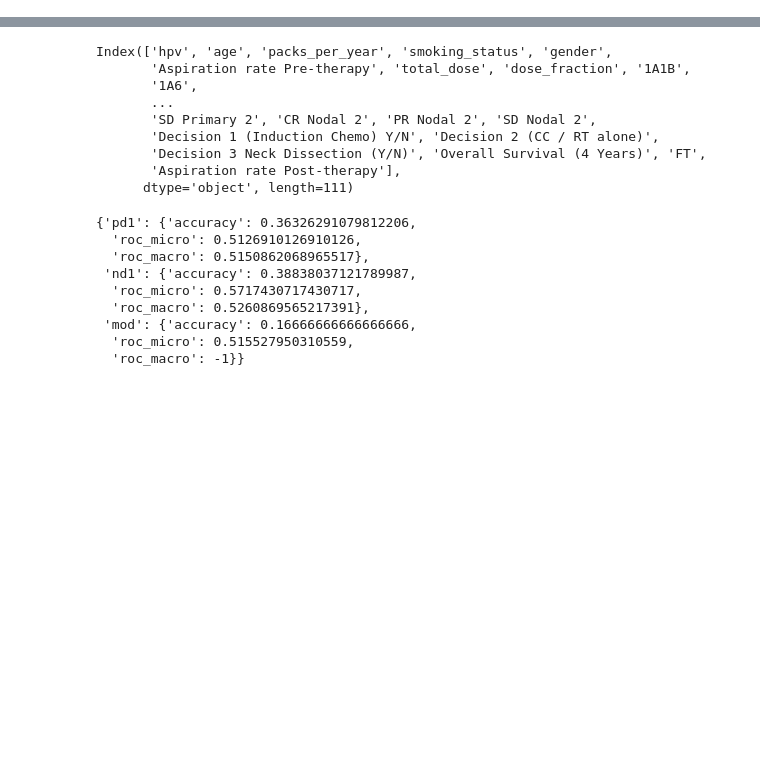
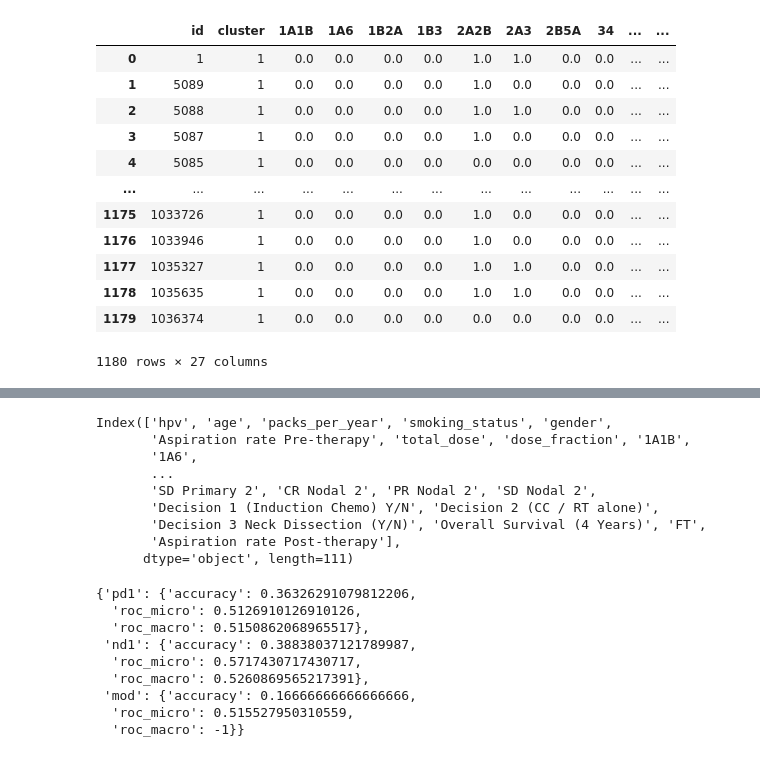
Before and after one commit to uic-evl/DigitalTwinVis, a Jupyter notebook: python/Preprocessing.ipynb, the cells around one changed output, grey strips where cells are left out. Saved outputs shown, nothing was run; the diff lists cells and outputs as text; code cells hidden in the pictures; blank space fills up the shorter version.

```diff
--- a/python/Preprocessing.ipynb
+++ b/python/Preprocessing.ipynb
@@ -15,0 +18,16 @@ pd.set_option('display.max_rows', 200)
+# %%
+pd.read_csv('../data/digital_twin_ln_data.csv')
+# %% [output]
+|  | id | cluster | 1A1B | 1A6 | 1B2A | 1B3 | 2A2B | 2A3 | 2B5A | 34 | ... | ... |
+| 0 | 1 | 1 | 0.0 | 0.0 | 0.0 | 0.0 | 1.0 | 1.0 | 0.0 | 0.0 | ... | ... |
+| 1 | 5089 | 1 | 0.0 | 0.0 | 0.0 | 0.0 | 1.0 | 0.0 | 0.0 | 0.0 | ... | ... |
+| 2 | 5088 | 1 | 0.0 | 0.0 | 0.0 | 0.0 | 1.0 | 1.0 | 0.0 | 0.0 | ... | ... |
+| 3 | 5087 | 1 | 0.0 | 0.0 | 0.0 | 0.0 | 1.0 | 0.0 | 0.0 | 0.0 | ... | ... |
+| 4 | 5085 | 1 | 0.0 | 0.0 | 0.0 | 0.0 | 0.0 | 0.0 | 0.0 | 0.0 | ... | ... |
+| ... | ... | ... | ... | ... | ... | ... | ... | ... | ... | ... | ... | ... |
+| 1175 | 1033726 | 1 | 0.0 | 0.0 | 0.0 | 0.0 | 1.0 | 0.0 | 0.0 | 0.0 | ... | ... |
+| 1176 | 1033946 | 1 | 0.0 | 0.0 | 0.0 | 0.0 | 1.0 | 0.0 | 0.0 | 0.0 | ... | ... |
+| 1177 | 1035327 | 1 | 0.0 | 0.0 | 0.0 | 0.0 | 1.0 | 1.0 | 0.0 | 0.0 | ... | ... |
+| 1178 | 1035635 | 1 | 0.0 | 0.0 | 0.0 | 0.0 | 1.0 | 1.0 | 0.0 | 0.0 | ... | ... |
+| 1179 | 1036374 | 1 | 0.0 | 0.0 | 0.0 | 0.0 | 0.0 | 0.0 | 0.0 | 0.0 | ... | ... |
+1180 rows × 27 columns
```
Also changed, not shown: parts of 15 cells of this notebook, 8 other files.
